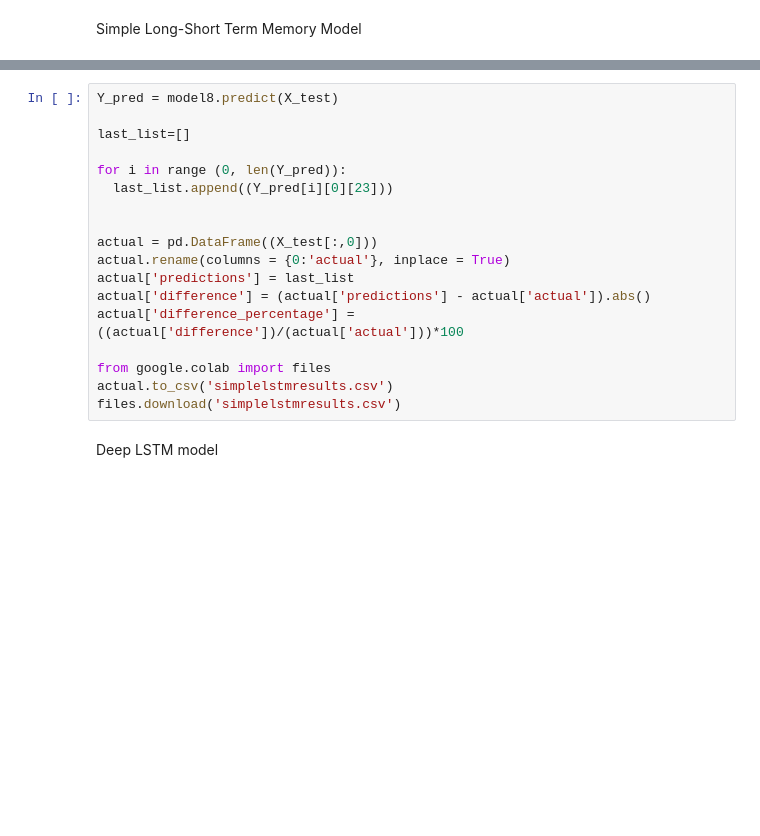
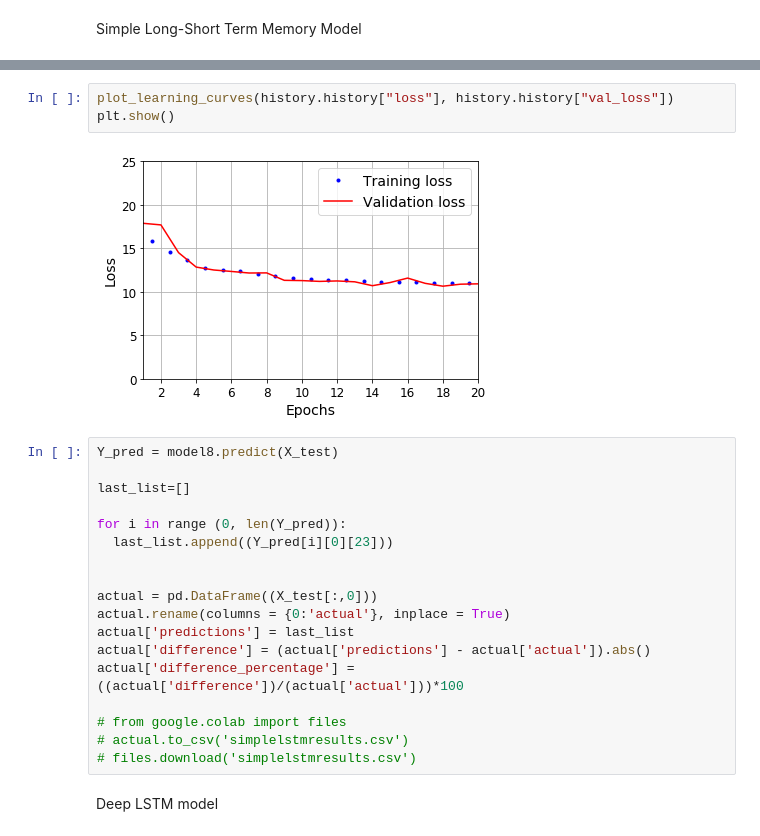
Before and after one commit to Carterbouley/ElectricityPricePrediction, a Jupyter notebook: multivariate_LSTM_electricity.ipynb, the cells around one changed output, grey strips where cells are left out. Cells and saved outputs as stored; diff of their text form; blank space fills up the shorter version.

```diff
--- a/multivariate_LSTM_electricity.ipynb
+++ b/multivariate_LSTM_electricity.ipynb
@@ -221,3 +240,8 @@ Epoch 20/20
+# %%
+plot_learning_curves(history.history["loss"], history.history["val_loss"])
+plt.show()
+# %% [output]
+[figure, added]
 # %%
 Y_pred = model8.predict(X_test)
 
@@ -233,9 +257,9 @@ actual['predictions'] = last_list
 actual['difference'] = (actual['predictions'] - actual['actual']).abs()
 actual['difference_percentage'] = ((actual['difference'])/(actual['actual']))*100
 
-from google.colab import files
-actual.to_csv('simplelstmresults.csv')
-files.download('simplelstmresults.csv')
+# from google.colab import files
+# actual.to_csv('simplelstmresults.csv')
+# files.download('simplelstmresults.csv')
 # %% [markdown]
 Deep LSTM model
 # %%
```
Also changed, not shown: parts of 13 cells of this notebook.
